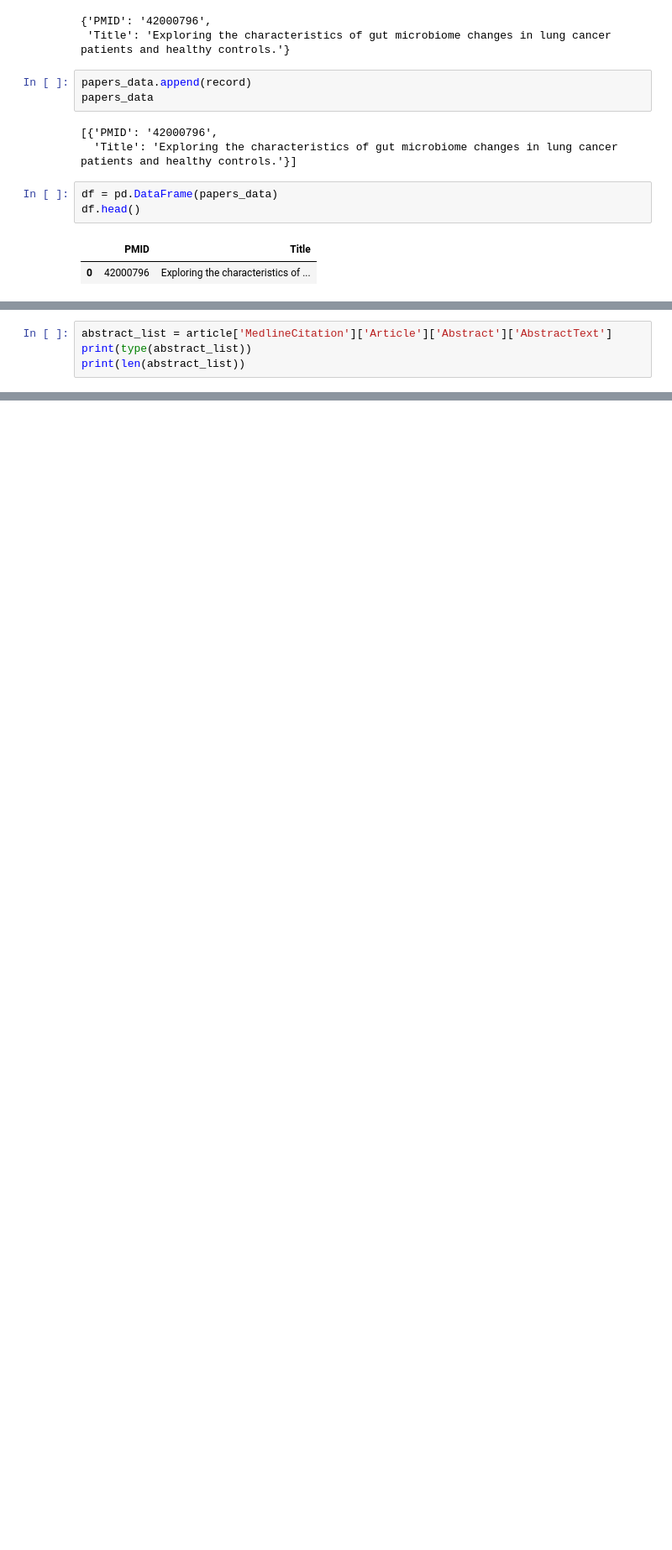
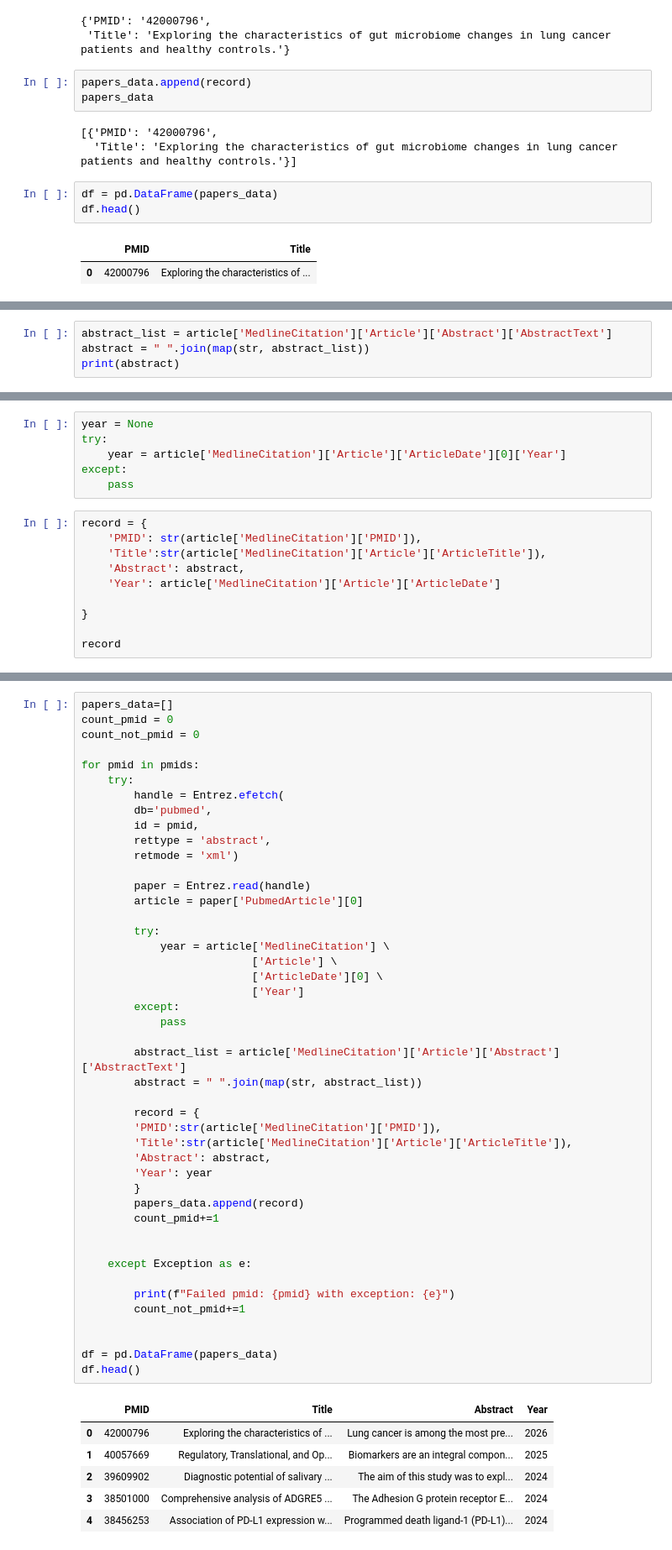
Before and after one commit to HeKaY-boy/Biomedical-Literature-Assistant, a Jupyter notebook: notebooks/Data_collection.ipynb, the cells around one changed output, grey strips where cells are left out. Shown at 84% size. Cells and saved outputs as stored; diff of their text form; blank space fills up the shorter version.

```diff
--- a/notebooks/Data_collection.ipynb
+++ b/notebooks/Data_collection.ipynb
@@ -141,5 +138,5 @@ df.head()
 # %%
 abstract_list = article['MedlineCitation']['Article']['Abstract']['AbstractText']
-print(type(abstract_list))
-print(len(abstract_list))
+abstract = " ".join(map(str, abstract_list))
+print(abstract)
 # %% [output]
@@ -147,0 +144,16 @@ print(len(abstract_list))
+# %%
+year = None
+try:
+    year = article['MedlineCitation']['Article']['ArticleDate'][0]['Year']
+except:
+    pass
+# %%
+record = {
+    'PMID': str(article['MedlineCitation']['PMID']),
+    'Title':str(article['MedlineCitation']['Article']['ArticleTitle']),
+    'Abstract': abstract,
+    'Year': article['MedlineCitation']['Article']['ArticleDate']
+
+}
+
+record
@@ -147,0 +165,52 @@ print(len(abstract_list))
+# %%
+papers_data=[]
+count_pmid = 0
+count_not_pmid = 0
+
+for pmid in pmids:
+    try:
+        handle = Entrez.efetch(
+        db='pubmed',
+        id = pmid,
+        rettype = 'abstract',
+        retmode = 'xml')
+
+        paper = Entrez.read(handle)
+        article = paper['PubmedArticle'][0]
+
+        try:
+            year = article['MedlineCitation'] \
+                          ['Article'] \
+                          ['ArticleDate'][0] \
+                          ['Year']
+        except:
+            pass
+
+        abstract_list = article['MedlineCitation']['Article']['Abstract']['AbstractText']
+        abstract = " ".join(map(str, abstract_list))
+
+        record = {
+        'PMID':str(article['MedlineCitation']['PMID']),
+        'Title':str(article['MedlineCitation']['Article']['ArticleTitle']),
+        'Abstract': abstract,
+        'Year': year
+        }
+        papers_data.append(record)
+        count_pmid+=1
+
+
+    except Exception as e:
+
+        print(f"Failed pmid: {pmid} with exception: {e}")
+        count_not_pmid+=1
+
+
+df = pd.DataFrame(papers_data)
+df.head()
+# %% [output]
+|  | PMID | Title | Abstract | Year |
+| 0 | 42000796 | Exploring the characteristics of ... | Lung cancer is among the most pre... | 2026 |
+| 1 | 40057669 | Regulatory, Translational, and Op... | Biomarkers are an integral compon... | 2025 |
+| 2 | 39609902 | Diagnostic potential of salivary ... | The aim of this study was to expl... | 2024 |
+| 3 | 38501000 | Comprehensive analysis of ADGRE5 ... | The Adhesion G protein receptor E... | 2024 |
+| 4 | 38456253 | Association of PD-L1 expression w... | Programmed death ligand-1 (PD-L1)... | 2024 |
```
Also changed, not shown: parts of 13 cells of this notebook.
